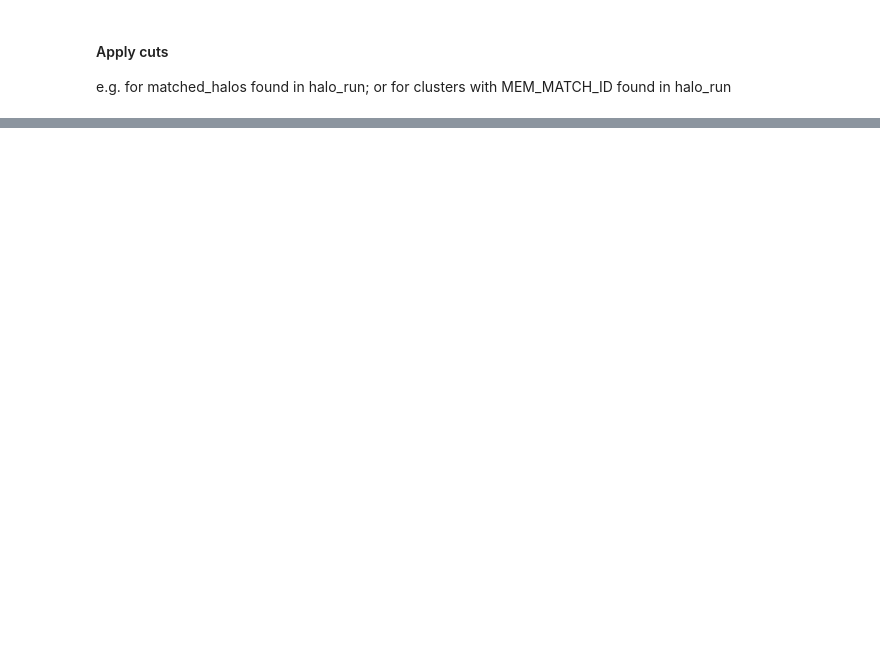
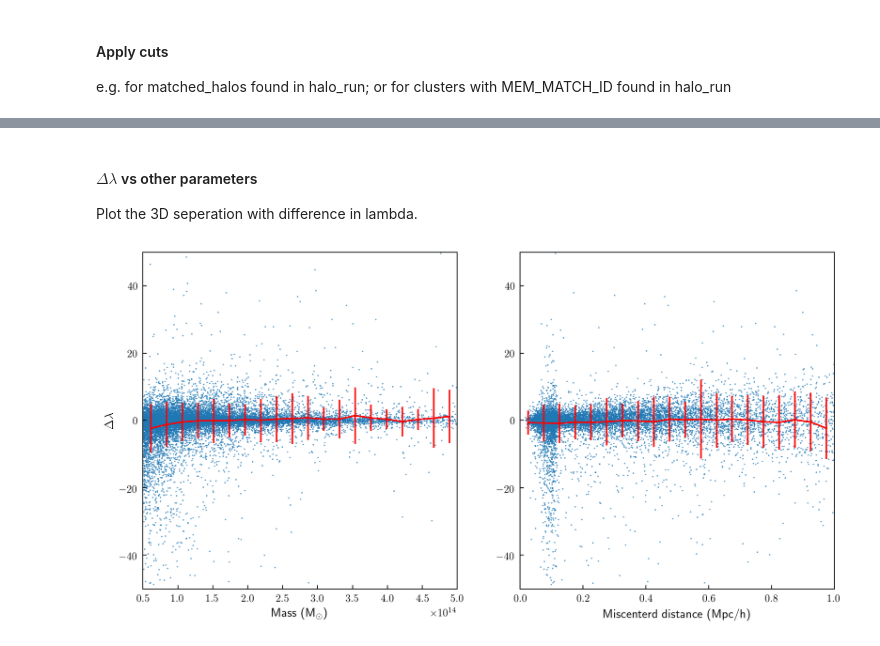
Before and after one commit to zzbenjamin94/des_y1_triaxiality, a Jupyter notebook: repo/halo_cluster_matching/halo_run_comparison.ipynb, the cells around one changed output, grey strips where cells are left out. Drawn from its saved outputs; the diff is of its cells as text; code cells hidden in the pictures; blank space fills up the shorter version.

```diff
--- a/repo/halo_cluster_matching/halo_run_comparison.ipynb
+++ b/repo/halo_cluster_matching/halo_run_comparison.ipynb
@@ -177,0 +303,49 @@ for i, cur_ID in enumerate(hrun_haloID_cut):
+# %% [markdown]
+#### $\Delta\lambda$ vs other parameters
+Plot the 3D seperation with difference in lambda.
+# %%
+from scipy.stats import binned_statistic as bin_stat
+delta_lambda = np.float64(hrun_data_halocut.LAMBDA_CHISQ - redM_halos_halocut.redM_lmda)
+
+nbins = 20
+dlmda_range = (-50,50)
+#error for mass
+m_range = (5e13,5e14)
+n, _ = np.histogram(hrun_data_halocut.M200, bins=nbins, range=m_range)
+sy, _ = np.histogram(hrun_data_halocut.M200, bins=nbins, weights=delta_lambda, range=m_range)
+sy2, mass_bins = np.histogram(hrun_data_halocut.M200, bins=nbins, weights=delta_lambda**2., range=m_range)
+lmda_mass_mean = sy / n
+lmda_mass_std = np.sqrt(sy2/n - lmda_mass_mean**2.)
+
+#error for miscentering
+d_range = (0,1)
+n, _ = np.histogram(miscenter_d_hrun, bins=nbins, range=d_range)
+sy, d_bins = np.histogram(miscenter_d_hrun, bins=nbins, weights=delta_lambda, range=d_range)
+sy2, d_bins = np.histogram(miscenter_d_hrun, bins=nbins, weights=delta_lambda**2., range=d_range)
+lmda_d_mean = sy / n
+lmda_d_std = np.sqrt(sy2/n - lmda_d_mean**2.)
+
+fig, ax = plt.subplots(1,2, figsize = (12,6))
+#plt.tight_layout()
+#Scatter plots
+ax[0].scatter(hrun_data_halocut.M200, delta_lambda, s=0.1)
+ax[0].errorbar((mass_bins[1:] + mass_bins[:-1])/2, lmda_mass_mean, yerr=lmda_mass_std, fmt='r-')
+ax[1].scatter(miscenter_d_hrun, delta_lambda, s=0.1)
+ax[1].errorbar((d_bins[1:] + d_bins[:-1])/2, lmda_d_mean, yerr=lmda_d_std, fmt='r-')
+ax[0].set_xlim(m_range)
+ax[1].set_xlim(d_range)
+ax[0].set_ylim(dlmda_range)
+ax[1].set_ylim(dlmda_range)
+
+ax[0].set_ylabel(r'$\Delta\lambda$', fontsize=12)
+ax[0].set_xlabel(r'Mass (M$_\odot$)', fontsize=12)
+ax[1].set_xlabel(r'Miscenterd distance (Mpc/h)', fontsize=12)
+
+#Error plots
+#For mass of hrun
+#dLmda_mass_mean = bin_stat(hrun_data_halocut.M200, delta_lambda, bins=num_bin, range=(5e13,5e14))[0]
+#dLmda_mass_stdev = bin_stat(hrun_data_halocut.M200, delta_lambda, bins=num_bin, range=(5e13,5e14))[0]
+
+plt.show()
+# %% [output]
+[figure, added]
```
Also changed, not shown: parts of 36 cells of this notebook.
